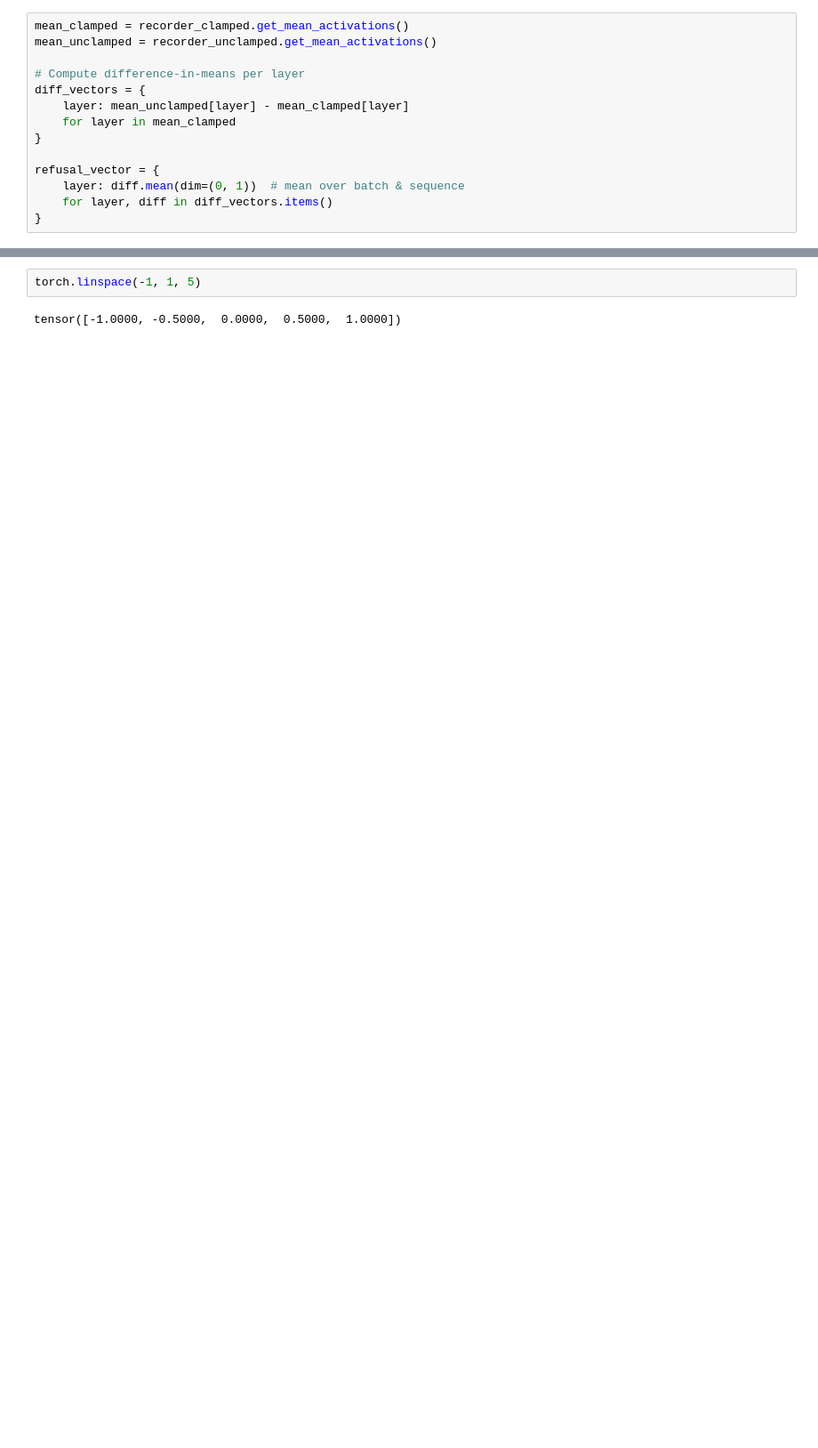
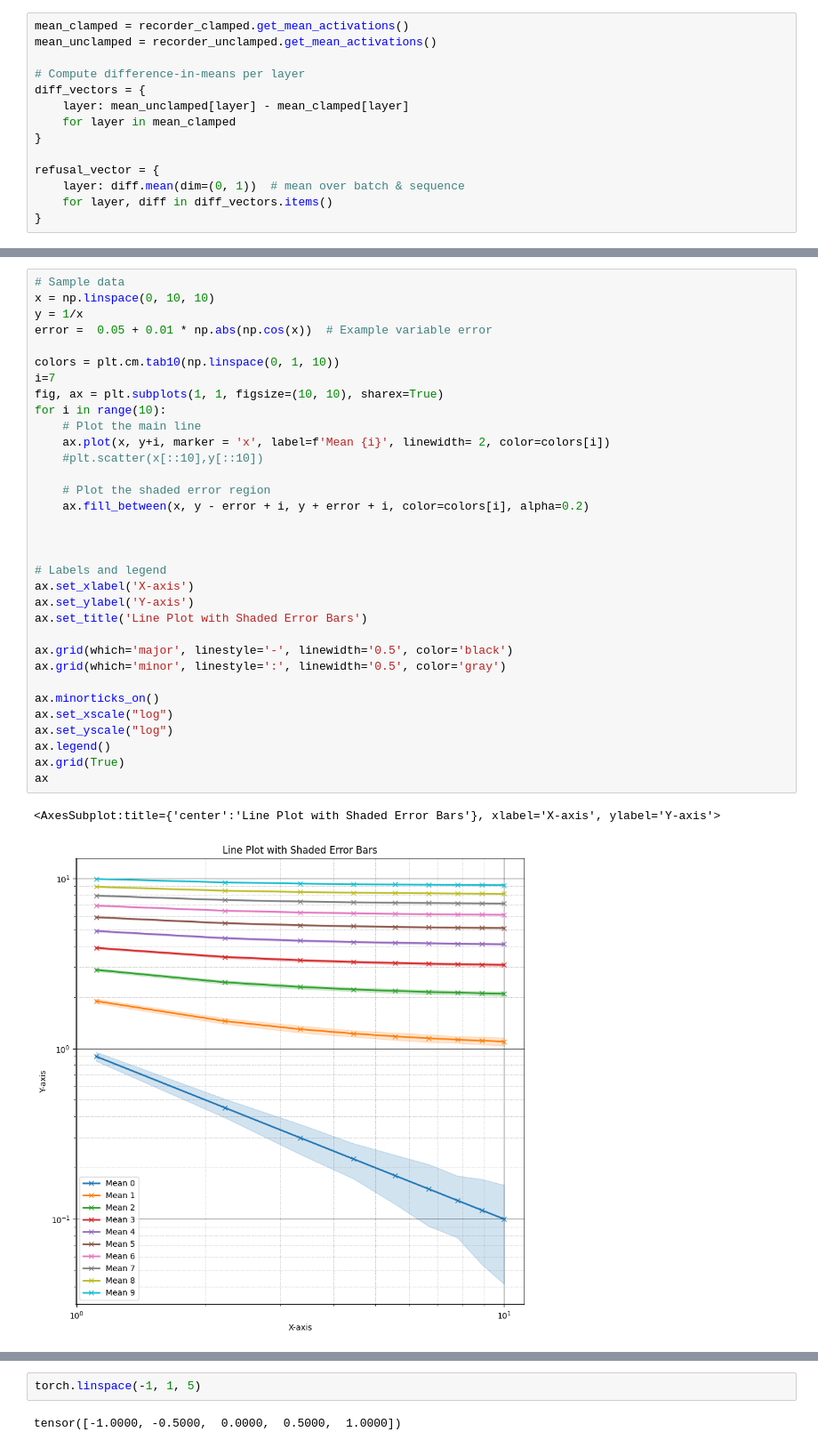
Before and after one commit to DylanDavi5/Refusal_Chebyshev, a Jupyter notebook: src/interp.ipynb, the cells around one changed output, grey strips where cells are left out. Shown: that part at 89% size. Cells and saved outputs as stored; diff of their text form; blank space fills up the shorter version.

```diff
--- a/src/interp.ipynb
+++ b/src/interp.ipynb
@@ -319,0 +508,36 @@ torch.Size([128])
+# %%
+# Sample data
+x = np.linspace(0, 10, 10)
+y = 1/x
+error =  0.05 + 0.01 * np.abs(np.cos(x))  # Example variable error
+
+colors = plt.cm.tab10(np.linspace(0, 1, 10))
+i=7
+fig, ax = plt.subplots(1, 1, figsize=(10, 10), sharex=True)
+for i in range(10):
+    # Plot the main line
+    ax.plot(x, y+i, marker = 'x', label=f'Mean {i}', linewidth= 2, color=colors[i])
+    #plt.scatter(x[::10],y[::10])
+
+    # Plot the shaded error region
+    ax.fill_between(x, y - error + i, y + error + i, color=colors[i], alpha=0.2)
+
+
+
+# Labels and legend
+ax.set_xlabel('X-axis')
+ax.set_ylabel('Y-axis')
+ax.set_title('Line Plot with Shaded Error Bars')
+
+ax.grid(which='major', linestyle='-', linewidth='0.5', color='black')
+ax.grid(which='minor', linestyle=':', linewidth='0.5', color='gray')
+
+ax.minorticks_on()
+ax.set_xscale("log")
+ax.set_yscale("log")
+ax.legend()
+ax.grid(True)
+ax
+# %% [output]
+<AxesSubplot:title={'center':'Line Plot with Shaded Error Bars'}, xlabel='X-axis', ylabel='Y-axis'>
+[figure, added]
```
Also changed, not shown: parts of 41 cells of this notebook, 8 other files.
